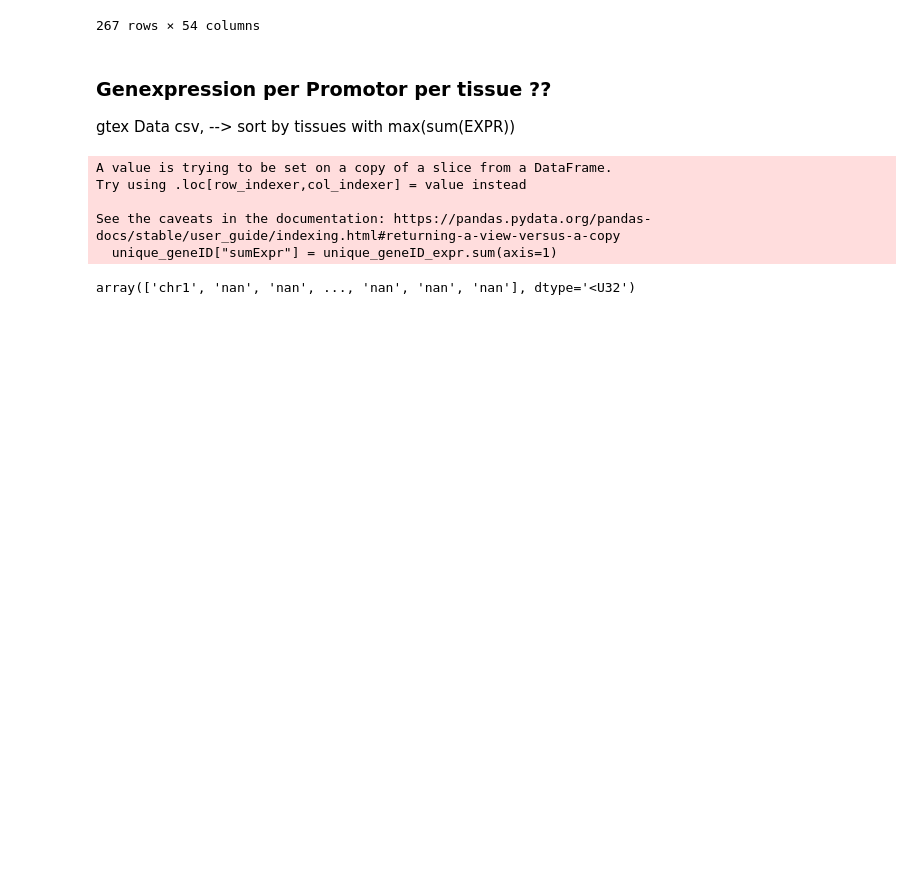
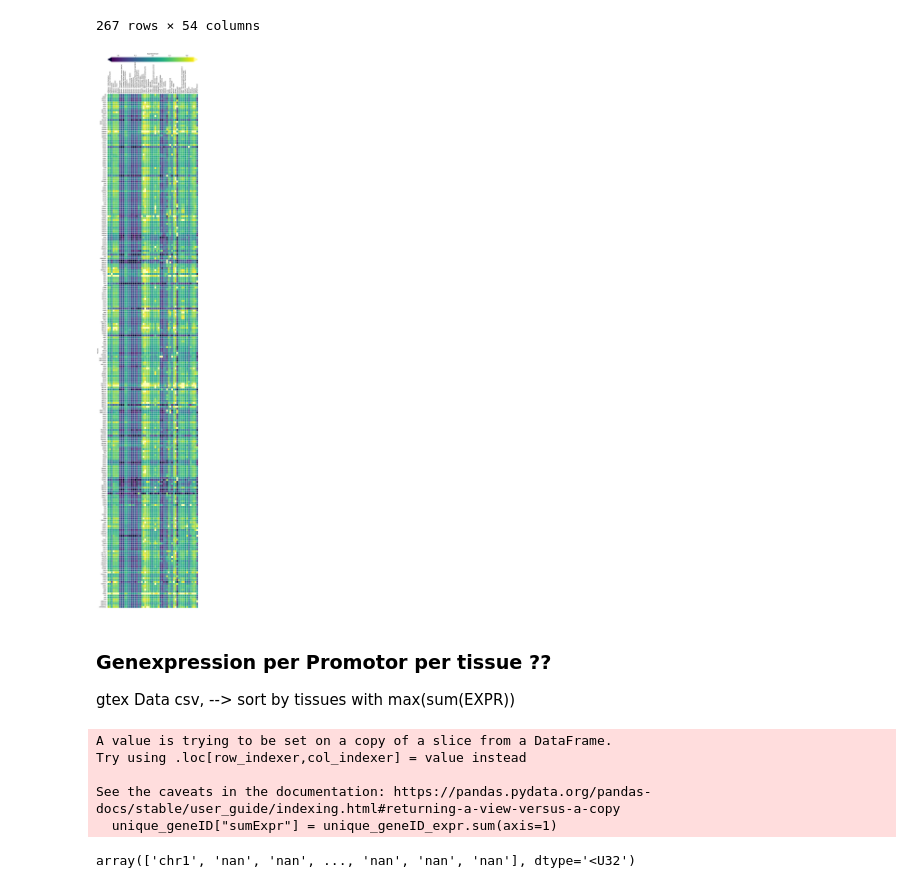
Before and after one commit to JulianMeigen/Bachelor, a Jupyter notebook: E_Single_TFBS/Genexpr_seaborn.ipynb, the cells around one changed output. Cells and saved outputs as stored; diff of their text form; code cells hidden in the pictures; blank space fills up the shorter version.

```diff
--- a/E_Single_TFBS/Genexpr_seaborn.ipynb
+++ b/E_Single_TFBS/Genexpr_seaborn.ipynb
@@ -137,22 +136,28 @@ mean_log2_expr_per_tissue
 # %%
 value_max = max(pivot_df.max())
 value_min = min(pivot_df.min())
 
+my_cmap = plt.get_cmap("viridis").copy()
+my_cmap.set_over("#FFFF99")
+my_cmap.set_under("#000033")
+
 fig, ax = plt.subplots(figsize=(10, 62))
-heatmap = sns.heatmap(mean_log2_expr_per_tissue,cmap="viridis", fmt=".2f", linewidths=0.01, cbar_kws={"orientation": "horizontal", "location":"top", "label":"log2(GeneExpr)"}, robust=True)
+heatmap = sns.heatmap(mean_log2_expr_per_tissue,cmap=my_cmap, fmt=".2f", linewidths=0.01, cbar_kws={"orientation": "horizontal", "location":"top", "label":"log2(GeneExpr)", "extend":"both"}, robust=True)
 #plt.title('Genexpression in different tissues')
 plt.xlabel('TFBS')
 plt.ylabel('Tissues')
 
 ax.xaxis.tick_top()
 ax.set_xlabel("")
 ax.xaxis.set_label_position("top")
 plt.xticks(rotation=90)
 
 
 plt.tight_layout()
-fig.savefig("/sybig/projects/GeneRegulation/data/jme/Bachelorarbeit/data/Single_TFBS/Heatmap/log2_mean_GenExr_diffrent_tissue_all_TFBS_ROBUST.png")
+fig.savefig("/sybig/projects/GeneRegulation/data/jme/Bachelorarbeit/data/Single_TFBS/Heatmap/log2_mean_GenExr_diffrent_tissue_all_TFBS_ROBUST_extend.png")
 plt.show()
+# %% [output]
+[figure, added]
 # %% [markdown]
 ### Genexpression per Promotor per tissue ??
 
```
Also changed, not shown: parts of 11 cells of this notebook, 1 other file.
